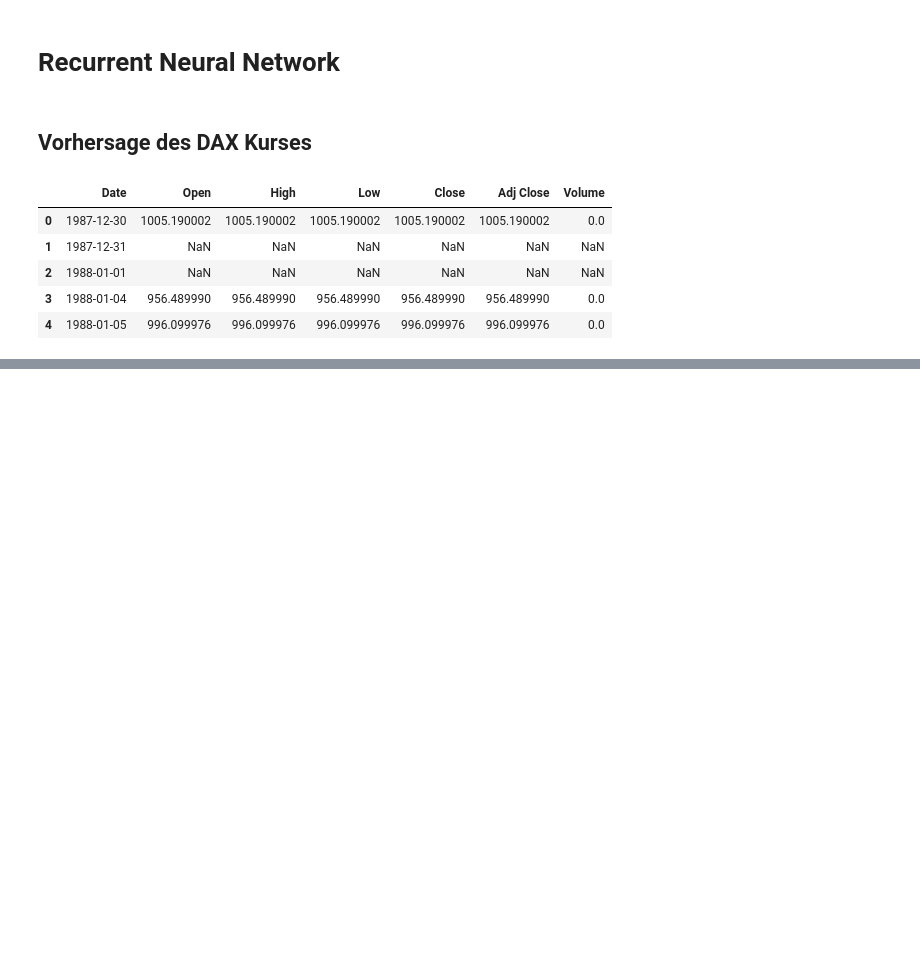
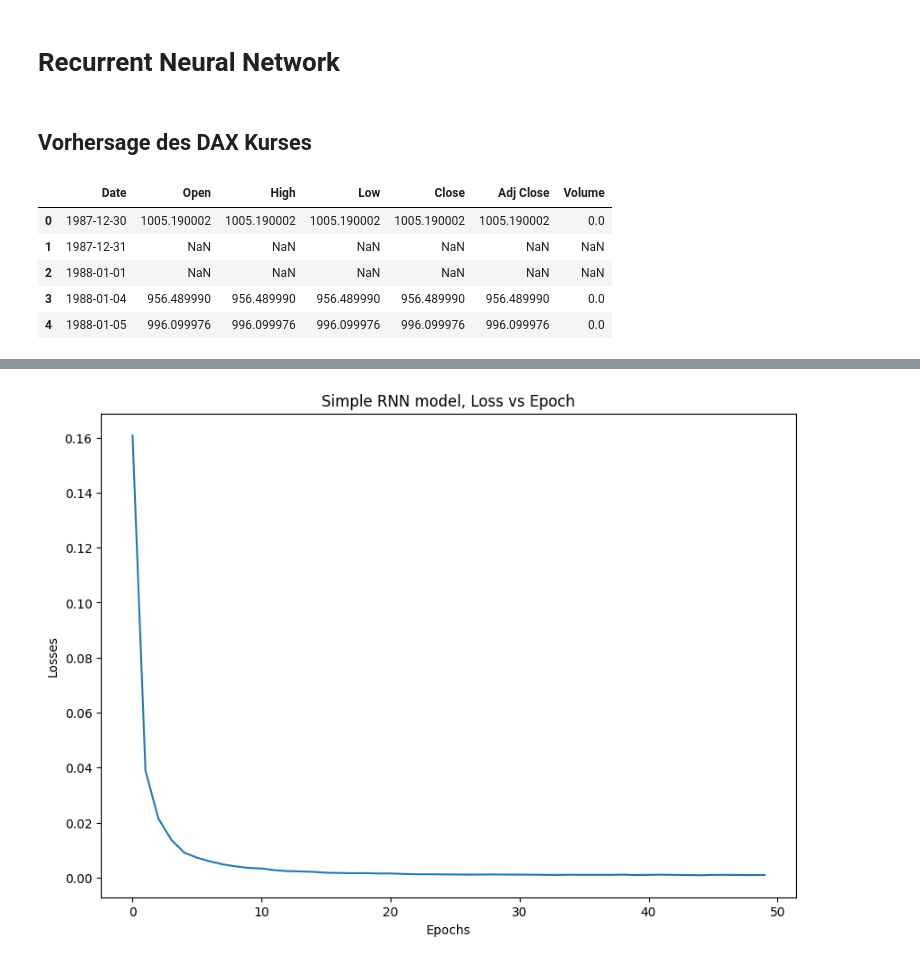
Before and after one commit to RiccardoDAndrea/Bachelor, a Jupyter notebook: main.ipynb, the cells around one changed output, grey strips where cells are left out. Cells and saved outputs as stored; diff of their text form; code cells hidden in the pictures; blank space fills up the shorter version.

```diff
--- a/main.ipynb
+++ b/main.ipynb
@@ -113,0 +291,35 @@ df = df.dropna()
+# %%
+# importing libraries
+from keras.models import Sequential
+from keras.layers import Dense, SimpleRNN, Dropout, Input
+
+# initializing the RNN
+regressor = Sequential()
+
+# defining the input shape
+regressor.add(Input(shape=(X_train.shape[1], 1)))
+
+# adding first RNN layer and dropout regularization
+regressor.add(SimpleRNN(units=50, activation="tanh", return_sequences=True))
+regressor.add(Dropout(0.2))
+
+# adding second RNN layer and dropout regularization
+regressor.add(SimpleRNN(units=50, activation="tanh", return_sequences=True))
+regressor.add(Dropout(0.2))
+
+# adding third RNN layer and dropout regularization
+regressor.add(SimpleRNN(units=50, activation="tanh", return_sequences=True))
+regressor.add(Dropout(0.2))
+
+# adding fourth RNN layer and dropout regularization
+regressor.add(SimpleRNN(units=50))
+regressor.add(Dropout(0.2))
+
+# adding the output layer
+regressor.add(Dense(units=1))
+
+# compiling RNN
+regressor.compile(optimizer="adam", loss="mean_squared_error", metrics=["accuracy"])
+
+# fitting the RNN
+history = regressor.fit(X_train, y_train, epochs=50, batch_size=32)
@@ -113,0 +364,10 @@ df = df.dropna()
+# %%
+# Plotting Loss vs Epochs
+plt.figure(figsize =(10,7))
+plt.plot(history.history["loss"])
+plt.xlabel("Epochs")
+plt.ylabel("Losses")
+plt.title("Simple RNN model, Loss vs Epoch")
+plt.show()
+# %% [output]
+[figure, added]
```
Also changed, not shown: parts of 43 cells of this notebook.
